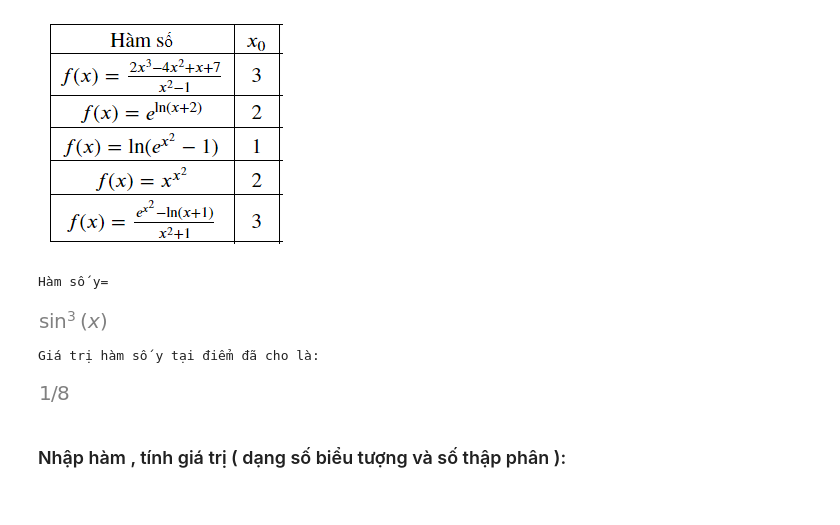
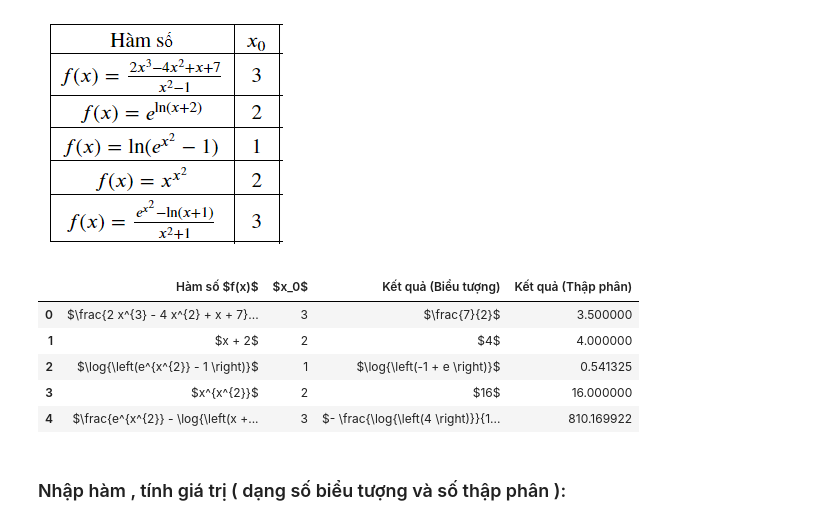
Before and after one commit to yang-sin-pal/Math123_EngineeringComputation, a Jupyter notebook: MATH_123_Bai_2_Sympy_CO_BAN_(HK4_2026_CT).ipynb, the cells around one changed output. Drawn from its saved outputs; the diff is of its cells as text; code cells hidden in the pictures.

Commit message:
Bai2: make data frame for a beatiful output.

```diff
--- a/MATH_123_Bai_2_Sympy_CO_BAN_(HK4_2026_CT).ipynb
+++ b/MATH_123_Bai_2_Sympy_CO_BAN_(HK4_2026_CT).ipynb
@@ -285,19 +230,54 @@ Giá trị của hàm số bằng:
 ![image.png](attachment:image.png)
 # %%
 import sympy as sp
-x = sp.symbols("x")
-y = sp.sin(x)**3
-x0 = sp.pi/6
-print('Hàm số y=')
-display(y)
-print('Giá trị hàm số y tại điểm đã cho là:')
-y0 = y.subs(x,x0)
-display(y0)
+import pandas as pd
+from IPython.display import display
+
+# 1. Định nghĩa biến và các hàm số toán học bằng SymPy
+x = sp.symbols('x')
+
+functions = [
+    (2*x**3 - 4*x**2 + x + 7) / (x**2 - 1),
+    sp.exp(sp.log(x + 2)),
+    sp.log(sp.exp(x**2) - 1),
+    x**(x**2),
+    (sp.exp(x**2) - sp.log(x + 1)) / (x**2 + 1)
+]
+
+x0_values = [3, 2, 1, 2, 3]
+
+# 2. Tính toán kết quả (Dạng biểu tượng và Dạng số thập phân)
+symbolic_results = []
+decimal_results = []
+
+for f, x0 in zip(functions, x0_values):
+    # Tính giá trị dạng biểu tượng (exact value)
+    res_sym = f.subs(x, x0)
+    symbolic_results.append(res_sym)
+
+    # Tính giá trị dạng thập phân (xấp xỉ làm tròn 4 chữ số)
+    res_dec = float(res_sym.evalf(n=5)) # Hoặc để nguyên res_sym.evalf() nếu muốn chính xác cao
+    decimal_results.append(res_dec)
+
+# 3. Tạo DataFrame với chuỗi LaTeX để hiển thị đẹp mắt
+data = {
+    "Hàm số $f(x)$": [f"${sp.latex(f)}$" for f in functions],
+    "$x_0$": x0_values,
+    "Kết quả (Biểu tượng)": [f"${sp.latex(res)}$" for res in symbolic_results],
+    "Kết quả (Thập phân)": decimal_results
+}
+
+df = pd.DataFrame(data)
+
+# 4. Hiển thị bảng
+display(df)
 # %% [output]
-Hàm số y=
-[figure, removed]
-Giá trị hàm số y tại điểm đã cho là:
-[figure, removed]
+|  | Hàm số $f(x)$ | $x_0$ | Kết quả (Biểu tượng) | Kết quả (Thập phân) |
+| 0 | $\frac{2 x^{3} - 4 x^{2} + x + 7}... | 3 | $\frac{7}{2}$ | 3.500000 |
+| 1 | $x + 2$ | 2 | $4$ | 4.000000 |
+| 2 | $\log{\left(e^{x^{2}} - 1 \right)}$ | 1 | $\log{\left(-1 + e \right)}$ | 0.541325 |
+| 3 | $x^{x^{2}}$ | 2 | $16$ | 16.000000 |
+| 4 | $\frac{e^{x^{2}} - \log{\left(x +... | 3 | $- \frac{\log{\left(4 \right)}}{1... | 810.169922 |
 # %% [markdown]
 ### Nhập hàm , tính giá trị ( dạng số biểu tượng và số thập phân ):
 # %% [markdown]
```
Also changed, not shown: parts of 13 cells of this notebook.
